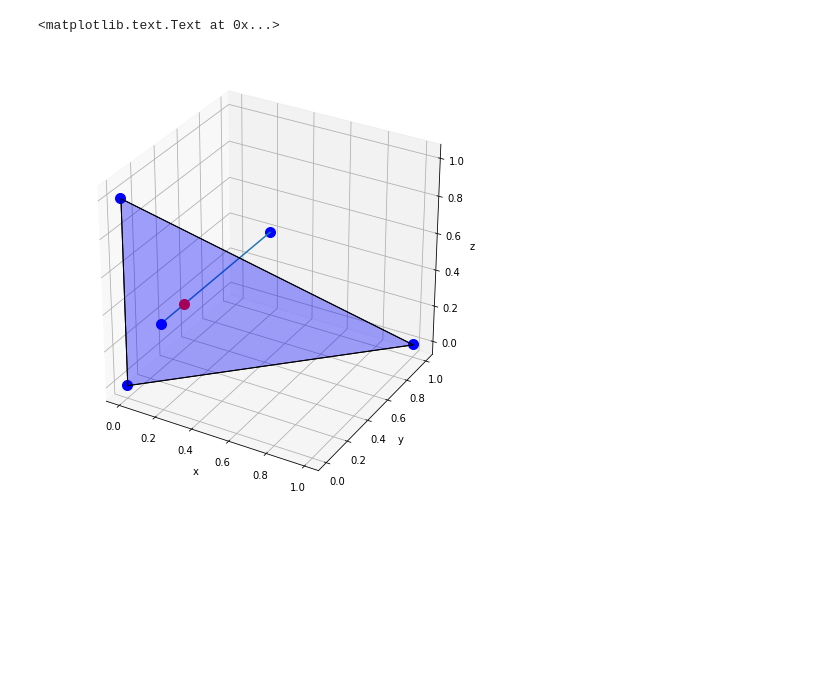
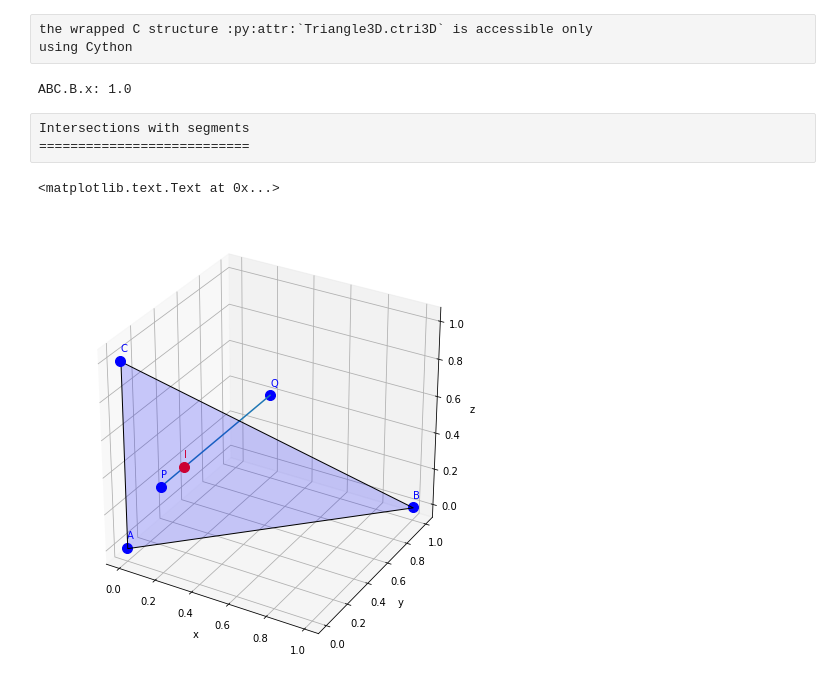
Before and after one commit to geomalgo/geomalgo-doc, a Jupyter notebook: triangle3d.ipynb, the cells around one changed output. Cells and saved outputs as stored; diff of their text form; code cells hidden in the pictures; blank space fills up the shorter version.

Commit message:
start Triangle3D doc

```diff
--- a/triangle3d.ipynb
+++ b/triangle3d.ipynb
@@ -6,29 +97,48 @@ Populating the interactive namespace from numpy and matplotlib
+# %% [raw]
+the wrapped C structure :py:attr:`Triangle3D.ctri3D` is accessible only
+using Cython
 # %%
-A = ga.Point3D(0, 0, 0)
-B = ga.Point3D(1, 1, 0)
-C = ga.Point3D(0, 0, 1)
+%%cython
+
+from libc.stdio cimport printf
+cimport geomalgo as ga
+
+cdef:
+    ga.Point3D A = ga.Point3D(0, 0, 0)
+    ga.Point3D B = ga.Point3D(1, 1, 0)
+    ga.Point3D C = ga.Point3D(0, 0, 1)
+    ga.Triangle3D ABC = ga.Triangle3D(A, B, C)
+    ga.CTriangle3D* ptr
+
 ABC = ga.Triangle3D(A, B, C)
 
-P = ga.Point3D(0.2, 0., 0.4)
-Q = ga.Point3D(0.2, 1., 0.4)
-PQ = ga.Segment3D(P, Q)
-
-I = ga.intersec3d_triangle_segment(ABC, PQ)
+ptr = &ABC.ctri3d
+printf('ABC.B.x: %.1f\n', ptr.B.x)
+# %% [output]
+ABC.B.x: 1.0
+# %% [raw]
+Intersections with segments
+===========================
 # %%
+P = ga.Point3D(0.2, 0., 0.4, name='P')
+Q = ga.Point3D(0.2, 1., 0.4, name='Q')
+PQ = ga.Segment3D(P, Q)
+
+I = ga.intersec3d_triangle_segment(ABC, PQ)
+I.name = 'I'
+
 fig = plt.figure(figsize=(8,8))
 
 for obj in [ABC, A, B, C, PQ, P, Q]:
     obj.plot()
 
 I.plot(color='r')
 
-ABC.plot()
-
 ax = gca(projection='3d')
 ax.set_aspect('equal')
 ax.set_xlabel('x')
 ax.set_ylabel('y')
 ax.set_zlabel('z')
 # %% [output]
 <matplotlib.text.Text at 0x...>
-[figure, old version]
+[figure, new version]
```
Also changed, not shown: parts of 6 cells of this notebook, 2 other files.
